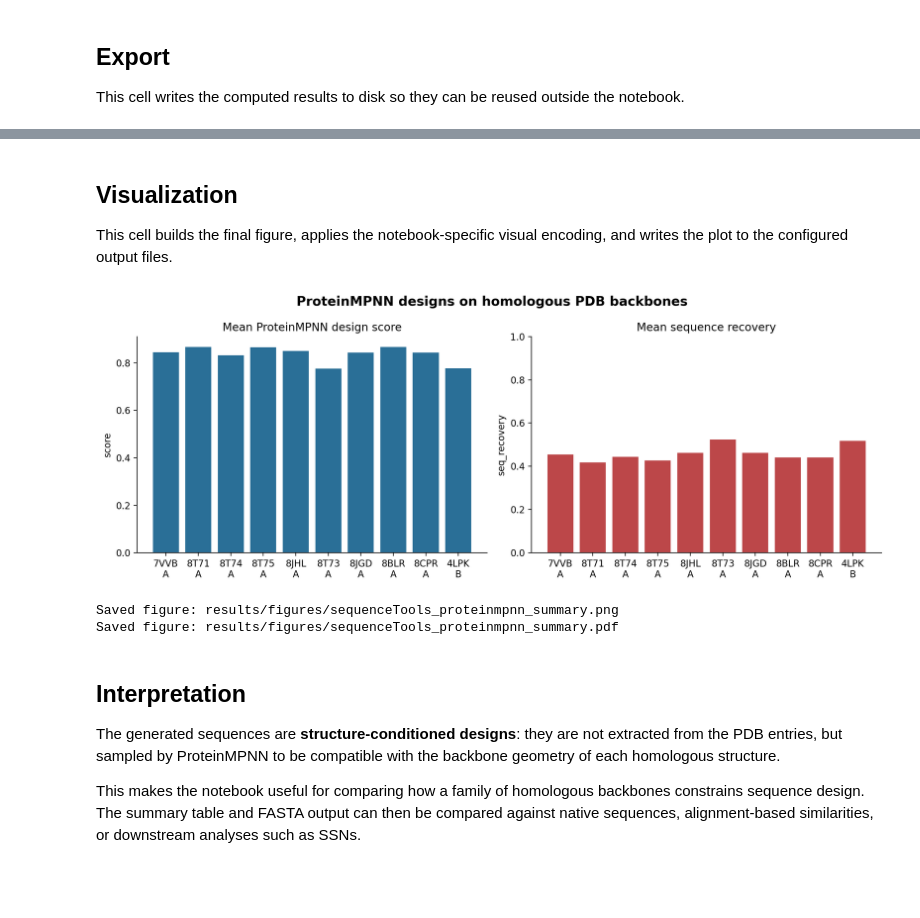
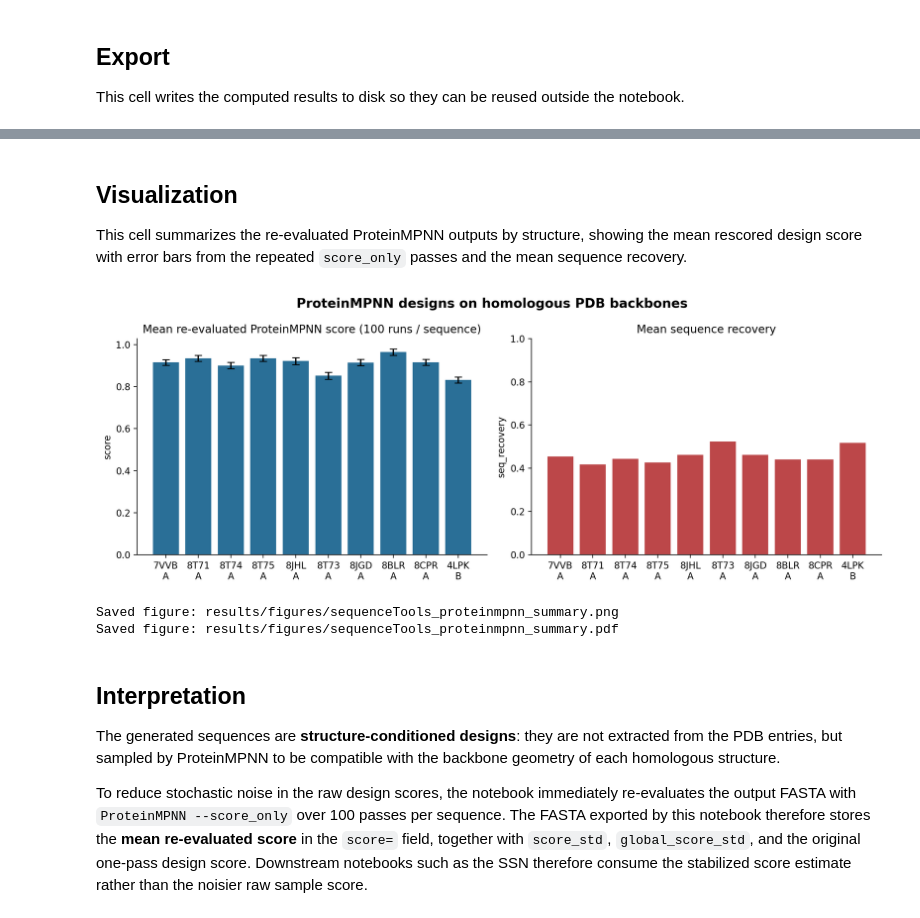
Before and after one commit to CompBiochBiophLab/Tools, a Jupyter notebook: sequenceTools/proteinmpnn_homologous_pdbs.ipynb, the cells around one changed output, grey strips where cells are left out. Drawn from its saved outputs; the diff is of its cells as text; code cells hidden in the pictures; blank space fills up the shorter version.

Commit message:
Refine sequenceTools workflow and ignore generated results

```diff
--- a/sequenceTools/proteinmpnn_homologous_pdbs.ipynb
+++ b/sequenceTools/proteinmpnn_homologous_pdbs.ipynb
@@ -48,6 +49,7 @@ import shutil
 import subprocess
 
 import matplotlib.pyplot as plt
+import numpy as np
 import requests
 from Bio import SeqIO
 from Bio.PDB import PDBParser, PDBIO, Select
@@ -62,6 +64,8 @@ MIN_CHAIN_LENGTH = 120
 NUM_SEQ_PER_TARGET = 2
 SAMPLING_TEMP = '0.1'
 RANDOM_SEED = 37
+REEVALUATION_RUNS = 100
+REEVALUATION_BATCH_SIZE = 10
 
 ROOT = Path('.')
 PROTEINMPNN_DIR = Path(os.environ.get('PROTEINMPNN_HOME')).expanduser() if os.environ.get('PROTEINMPNN_HOME') else ROOT / 'ProteinMPNN'
@@ -69,13 +73,15 @@ WORK_DIR = ROOT / 'results' / 'proteinmpnn'
 PDB_DIR = WORK_DIR / 'downloaded_pdbs'
 CHAIN_DIR = WORK_DIR / 'single_chain_pdbs'
 OUTPUT_DIR = WORK_DIR / 'proteinmpnn_outputs'
+SCORE_ONLY_DIR = WORK_DIR / 'proteinmpnn_score_only'
 SUMMARY_CSV = WORK_DIR / 'proteinmpnn_design_summary.csv'
-GENERATED_FASTA = WORK_DIR / 'proteinmpnn_generated_sequences.fa'
+DESIGN_FASTA = WORK_DIR / 'proteinmpnn_generated_sequences_design.fa'
+REEVALUATED_FASTA = WORK_DIR / 'proteinmpnn_generated_sequences_reevaluated.fa'
 FIGURES_DIR = Path('results/figures')
 SUMMARY_PNG = FIGURES_DIR / 'sequenceTools_proteinmpnn_summary.png'
 SUMMARY_PDF = FIGURES_DIR / 'sequenceTools_proteinmpnn_summary.pdf'
 
-for directory in [WORK_DIR, PDB_DIR, CHAIN_DIR, OUTPUT_DIR, FIGURES_DIR]:
+for directory in [WORK_DIR, PDB_DIR, CHAIN_DIR, OUTPUT_DIR, SCORE_ONLY_DIR, FIGURES_DIR]:
     directory.mkdir(parents=True, exist_ok=True)
 
 plt.rcParams.update({
@@ -392,39 +481,40 @@ Generated FASTA: results/proteinmpnn/proteinmpnn_generated_sequences.fa
 # %% [markdown]
 ## Visualization
 
-This cell builds the final figure, applies the notebook-specific visual encoding, and writes the plot to the configured output files.
+This cell summarizes the re-evaluated ProteinMPNN outputs by structure, showing the mean rescored design score with error bars from the repeated `score_only` passes and the mean sequence recovery.
 # %%
 grouped = {}
 for row in design_rows:
     grouped.setdefault(row['entry_id'], []).append(row)
 
 entry_ids = list(grouped)
 mean_scores = [sum(item['design_score'] for item in grouped[e] if item['design_score'] is not None) / len(grouped[e]) for e in entry_ids]
+mean_score_stds = [sum(item['design_score_std'] for item in grouped[e] if item['design_score_std'] is not None) / len(grouped[e]) for e in entry_ids]
 mean_recovery = [sum(item['seq_recovery'] for item in grouped[e] if item['seq_recovery'] is not None) / len(grouped[e]) for e in entry_ids]
 labels = [f"{entry_id}\n{grouped[entry_id][0]['chain_id']}" for entry_id in entry_ids]
 
 fig, axes = plt.subplots(1, 2, figsize=(12, 4.5), dpi=200)
-axes[0].bar(labels, mean_scores, color='#2a6f97')
-axes[0].set_title('Mean ProteinMPNN design score')
+axes[0].bar(labels, mean_scores, yerr=mean_score_stds, capsize=4, color='#2a6f97')
+axes[0].set_title(f'Mean re-evaluated ProteinMPNN score ({REEVALUATION_RUNS} runs / sequence)')
 axes[0].set_ylabel('score')
 axes[0].tick_params(axis='x', rotation=0)
 
 axes[1].bar(labels, mean_recovery, color='#bc4749')
 axes[1].set_title('Mean sequence recovery')
 axes[1].set_ylabel('seq_recovery')
 axes[1].set_ylim(0, 1)
 axes[1].tick_params(axis='x', rotation=0)
 
 fig.suptitle('ProteinMPNN designs on homologous PDB backbones', fontsize=14, fontweight='bold')
 fig.tight_layout()
 fig.savefig(SUMMARY_PNG, dpi=300, bbox_inches='tight')
 fig.savefig(SUMMARY_PDF, bbox_inches='tight')
 plt.show()
 
 print(f'Saved figure: {SUMMARY_PNG}')
 print(f'Saved figure: {SUMMARY_PDF}')
 # %% [output]
-[figure, old version]
+[figure, new version]
 Saved figure: results/figures/sequenceTools_proteinmpnn_summary.png
 Saved figure: results/figures/sequenceTools_proteinmpnn_summary.pdf
 # %% [markdown]
@@ -432,4 +522,4 @@ Saved figure: results/figures/sequenceTools_proteinmpnn_summary.pdf
 
 The generated sequences are **structure-conditioned designs**: they are not extracted from the PDB entries, but sampled by ProteinMPNN to be compatible with the backbone geometry of each homologous structure.
 
-This makes the notebook useful for comparing how a family of homologous backbones constrains sequence design. The summary table and FASTA output can then be compared against native sequences, alignment-based similarities, or downstream analyses such as SSNs.
+To reduce stochastic noise in the raw design scores, the notebook immediately re-evaluates the output FASTA with `ProteinMPNN --score_only` over 100 passes per sequence. The FASTA exported by this notebook therefore stores the **mean re-evaluated score** in the `score=` field, together with `score_std`, `global_score_std`, and the original one-pass design score. Downstream notebooks such as the SSN therefore consume the stabilized score estimate rather than the noisier raw sample score.
```
Also changed, not shown: parts of 8 cells of this notebook, 19 other files.
